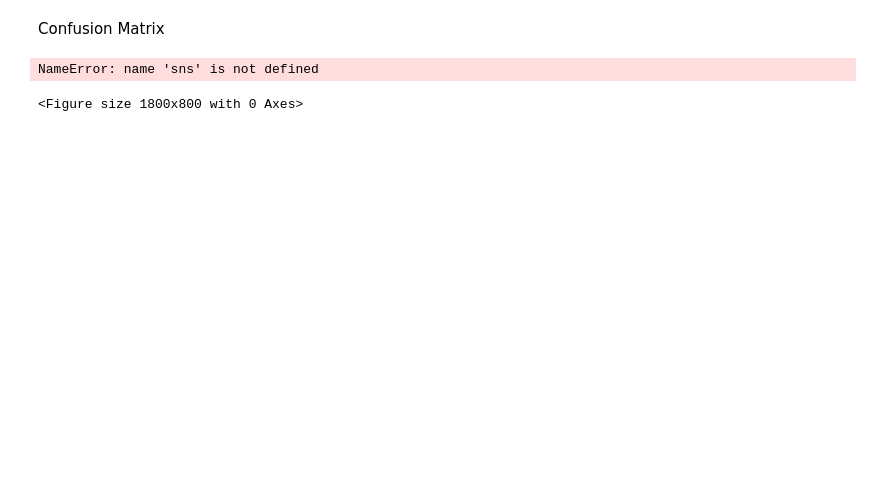
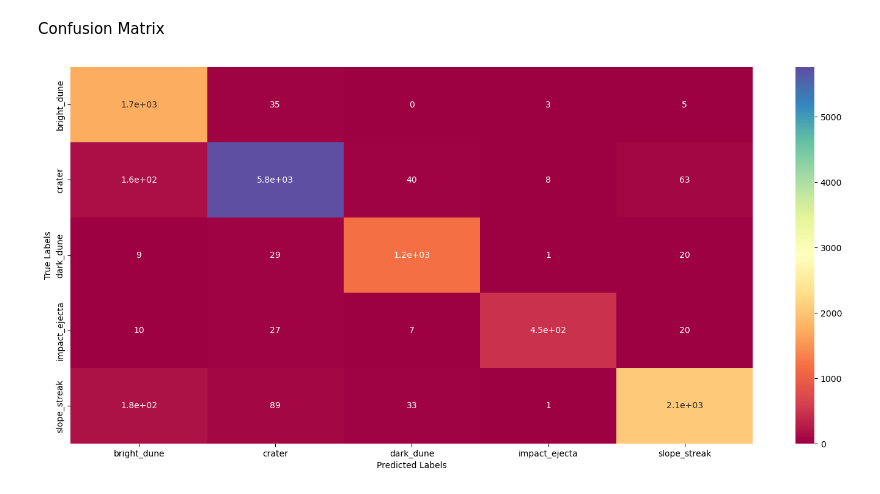
Before and after one commit to Soham1712/Explore-Beyond, a Jupyter notebook: Evaluation.ipynb, the cells around one changed output. Drawn from its saved outputs; the diff is of its cells as text; code cells hidden in the pictures; blank space fills up the shorter version.

```diff
--- a/Evaluation.ipynb
+++ b/Evaluation.ipynb
@@ -165,10 +160,9 @@ roc_auc_dict
 Confusion Matrix
 # %%
 plt.figure(figsize = (18,8))
-sns.heatmap(metrics.confusion_matrix(y_test, y_pred), annot = True, xticklabels = y_test.unique(), yticklabels = y_test.unique(), cmap = 'summer')
+sns.heatmap(metrics.confusion_matrix(y, y_pred), annot = True, xticklabels = CATEGORIES, yticklabels = CATEGORIES, cmap = 'Spectral')
 plt.xlabel('Predicted Labels')
 plt.ylabel('True Labels')
 plt.show()
 # %% [output]
-NameError: name 'sns' is not defined
-<Figure size 1800x800 with 0 Axes>
+[figure, added]
```
Also changed, not shown: parts of 13 cells of this notebook, 8 other files.
